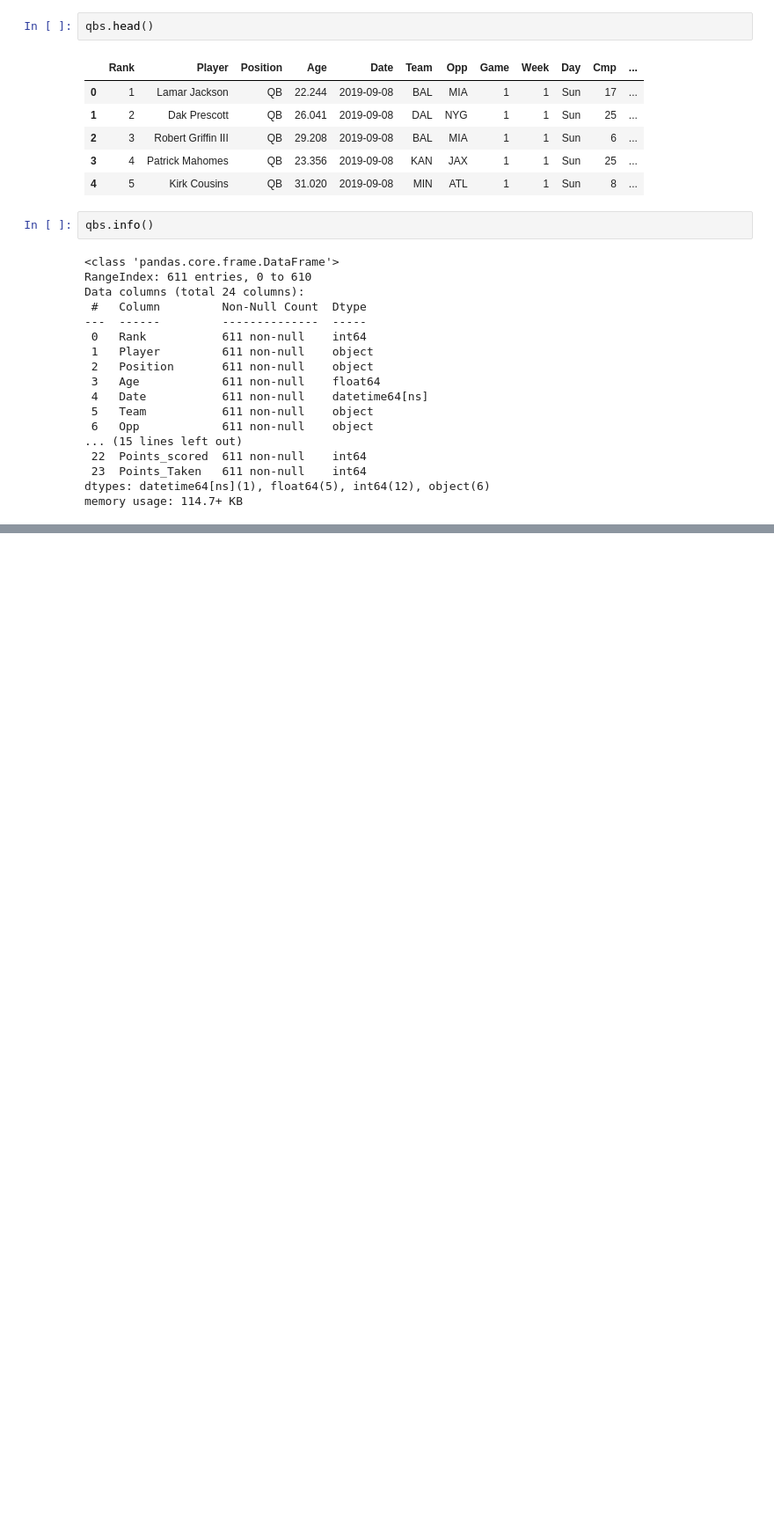
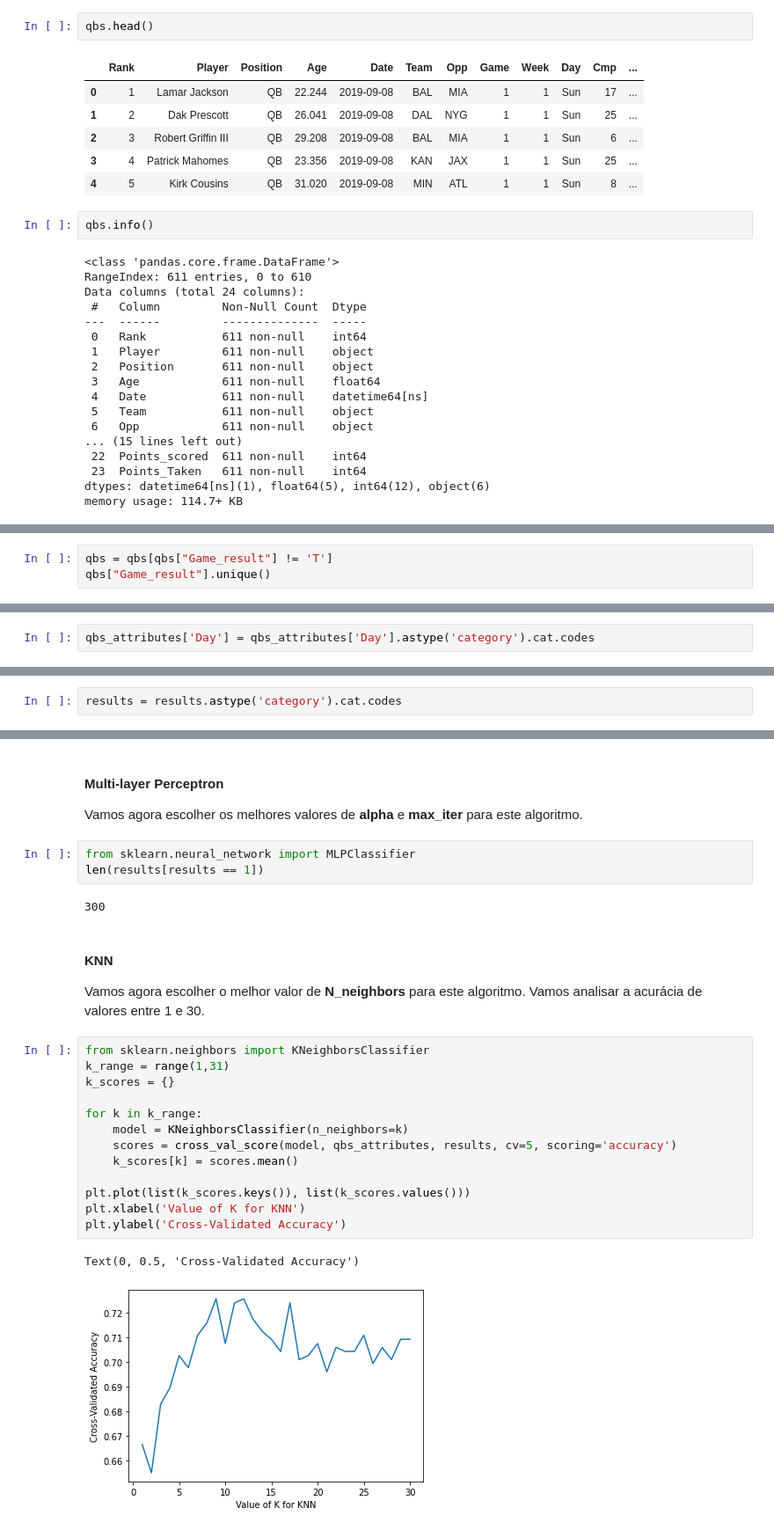
Before and after one commit to Valgueiro/dataScience_project, a Jupyter notebook: Projeto_2_dataScience.ipynb, the cells around one changed output, grey strips where cells are left out. Shown: that part at 88% size. Cells and saved outputs as stored; diff of their text form; blank space fills up the shorter version.

```diff
--- a/Projeto_2_dataScience.ipynb
+++ b/Projeto_2_dataScience.ipynb
@@ -224,0 +234,3 @@ memory usage: 114.7+ KB
+# %%
+qbs = qbs[qbs["Game_result"] != 'T']
+qbs["Game_result"].unique()
@@ -259,0 +269,2 @@ x_train, x_test, y_train, y_test = train_test_split(qbs_attributes, results, ran
+# %%
+qbs_attributes['Day'] = qbs_attributes['Day'].astype('category').cat.codes
@@ -259,0 +273,2 @@ x_train, x_test, y_train, y_test = train_test_split(qbs_attributes, results, ran
+# %%
+results = results.astype('category').cat.codes
@@ -259,0 +290,29 @@ x_train, x_test, y_train, y_test = train_test_split(qbs_attributes, results, ran
+# %% [markdown]
+#### Multi-layer Perceptron
+
+Vamos agora escolher os melhores valores de **alpha** e **max_iter** para este algoritmo.
+# %%
+from sklearn.neural_network import MLPClassifier
+len(results[results == 1])
+# %% [output]
+300
+# %% [markdown]
+#### KNN
+
+Vamos agora escolher o melhor valor de **N_neighbors** para este algoritmo. Vamos analisar a acurácia de valores entre 1 e 30.
+# %%
+from sklearn.neighbors import KNeighborsClassifier
+k_range = range(1,31)
+k_scores = {}
+
+for k in k_range:
+    model = KNeighborsClassifier(n_neighbors=k)
+    scores = cross_val_score(model, qbs_attributes, results, cv=5, scoring='accuracy')
+    k_scores[k] = scores.mean()
+
+plt.plot(list(k_scores.keys()), list(k_scores.values()))
+plt.xlabel('Value of K for KNN')
+plt.ylabel('Cross-Validated Accuracy')
+# %% [output]
+Text(0, 0.5, 'Cross-Validated Accuracy')
+[figure, added]
```
Also changed, not shown: parts of 21 cells of this notebook.
